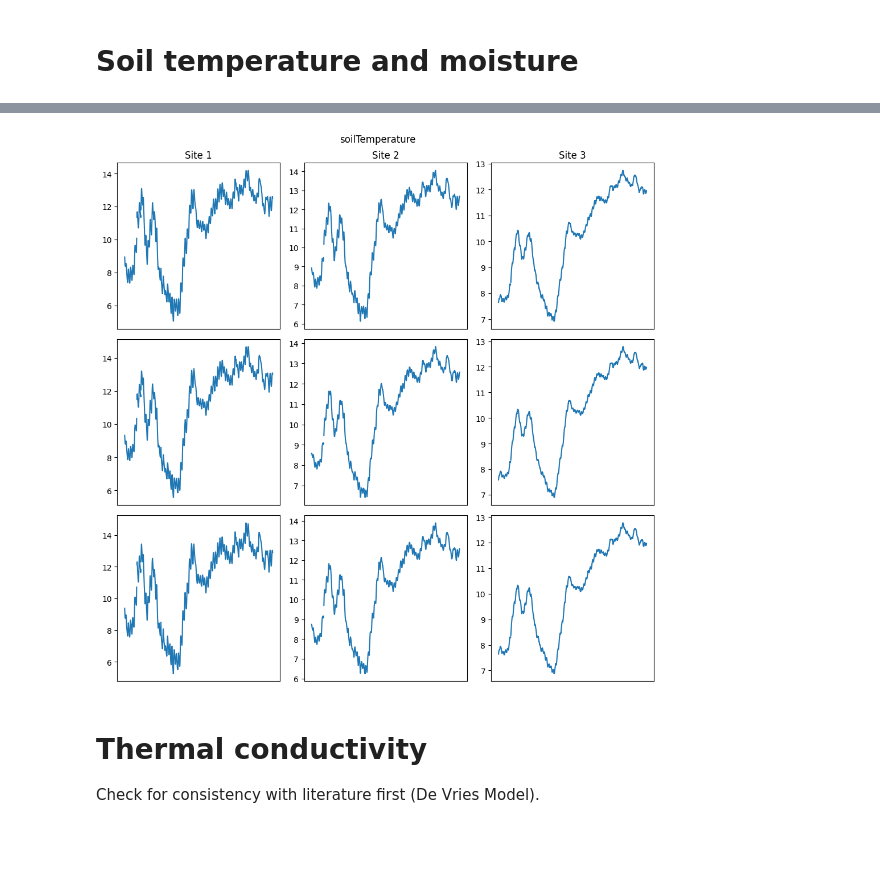
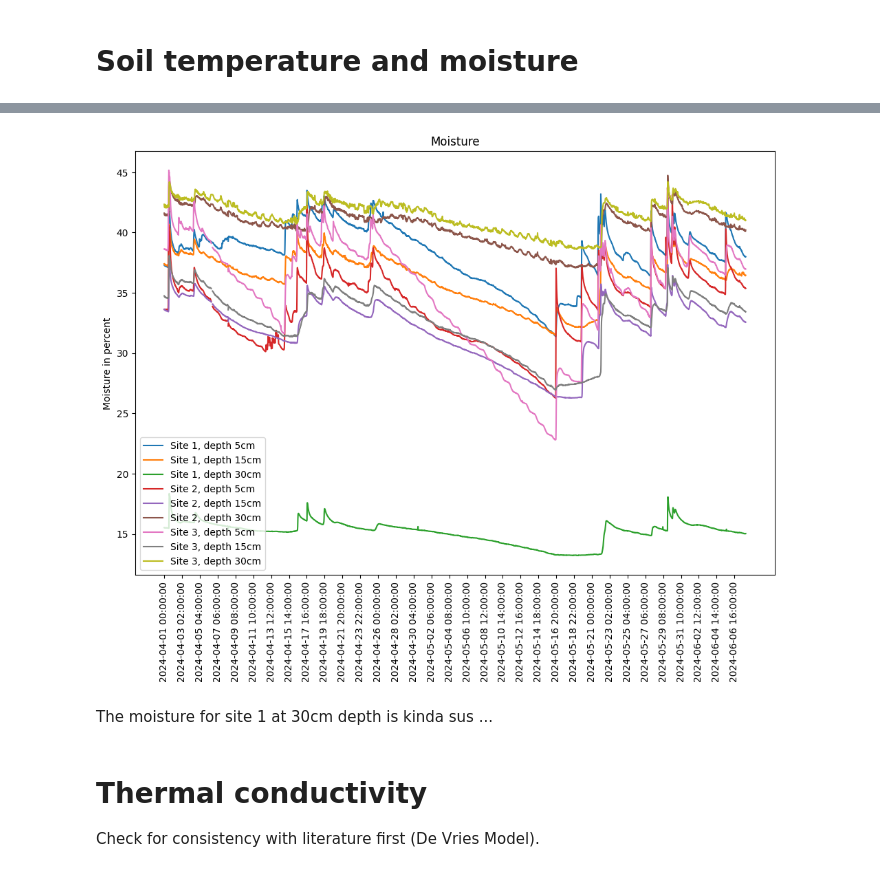
Before and after one commit to justusm00/ebc-project, a Jupyter notebook: data_2024/analysis_2024.ipynb, the cells around one changed output, grey strips where cells are left out. Saved outputs shown, nothing was run; the diff lists cells and outputs as text; code cells hidden in the pictures; blank space fills up the shorter version.

```diff
--- a/data_2024/analysis_2024.ipynb
+++ b/data_2024/analysis_2024.ipynb
@@ -282,7 +275,26 @@ plot_all_sites_goew("soilMoisture")
-# %%
-plot_all_sites_goew("soilTemperature")
-# %% [output]
-[figure, removed]
+# %%
+plt.figure(figsize=(12, 8))
+plt.title("Temperature")
+for i, idx in zip(range(len(measure_indices)), measure_indices):
+        plt.plot(meteo_goew["TIMESTAMP_START"], meteo_goew[f"soilTemperature_{idx}_5cm"] - meteo_goew[f"soilTemperature_{idx}_15cm"], label=f"Site {idx}")
+plt.xticks(meteo_goew["TIMESTAMP_START"].unique()[::100], rotation=90)
+plt.ylabel("Temperature in deg C")
+plt.legend()
+plt.show()
+# %%
+plt.figure(figsize=(12, 8))
+plt.title("Moisture")
+for i, idx in zip(range(len(measure_indices)), measure_indices):
+    for j, depth in zip(range(len(depths)), depths):
+        plt.plot(meteo_goew["TIMESTAMP_START"], meteo_goew[f"soilMoisture_{idx}_{depth}cm"], label=f"Site {idx}, depth {depth}cm")
+plt.xticks(meteo_goew["TIMESTAMP_START"].unique()[::100], rotation=90)
+plt.ylabel("Moisture in percent")
+plt.legend()
+plt.show()
+# %% [output]
+[figure, added]
+# %% [markdown]
+The moisture for site 1 at 30cm depth is kinda sus ...
 # %% [markdown]
 # Thermal conductivity
 Check for consistency with literature first (De Vries Model).
```
Also changed, not shown: parts of 1 cell of this notebook, 1 other file.
